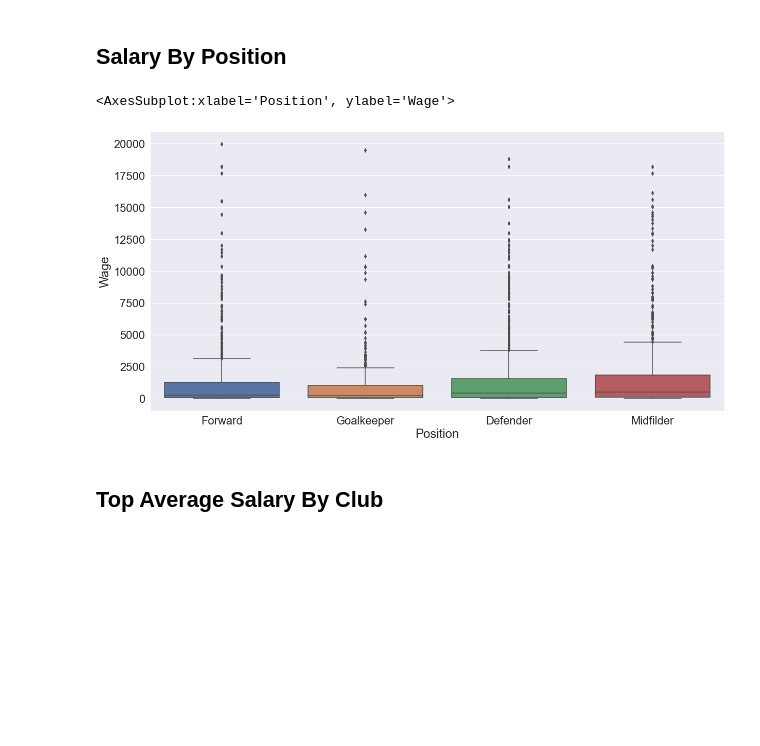
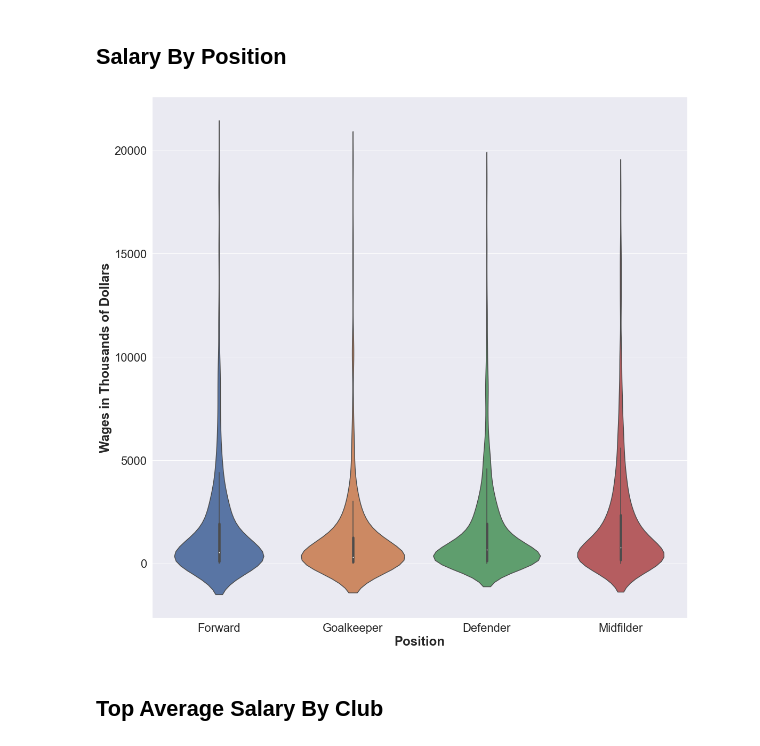
Before and after one commit to UWDSC-TCC/Soccer-player-data-viz, a Jupyter notebook: Soccer-data-viz.ipynb, the cells around one changed output. Saved outputs shown, nothing was run; the diff lists cells and outputs as text; code cells hidden in the pictures; blank space fills up the shorter version.

```diff
--- a/Soccer-data-viz.ipynb
+++ b/Soccer-data-viz.ipynb
@@ -37,12 +85,15 @@ plt.plot()
 # %% [markdown]
 ## Salary By Position
-# %%
-plt.figure(figsize=(20, 10))
-top_50_salaries_removed = sorted_salaries.iloc[3:]
-sns.boxplot(x='Position',y='Wage',data=top_50_salaries_removed)
-# %% [output]
-<AxesSubplot:xlabel='Position', ylabel='Wage'>
-[figure, removed]
+# %%
+plt.figure(figsize=(15, 15))
+top_3_salaries_removed = sorted_salaries.iloc[3:]
+cx = sns.violinplot(x='Position',y='Wage',data=top_3_salaries_removed)
+cx.set(ylabel = "Wages in Thousands of Dollars")
+cx.yaxis.label.set(fontweight='bold')
+cx.xaxis.label.set(fontweight='bold')
+plt.savefig('BoxplotPosition.png')
+# %% [output]
+[figure, added]
 # %% [markdown]
 ## Top Average Salary By Club
 # %%
```
Also changed, not shown: parts of 5 cells of this notebook, 8 other files.
